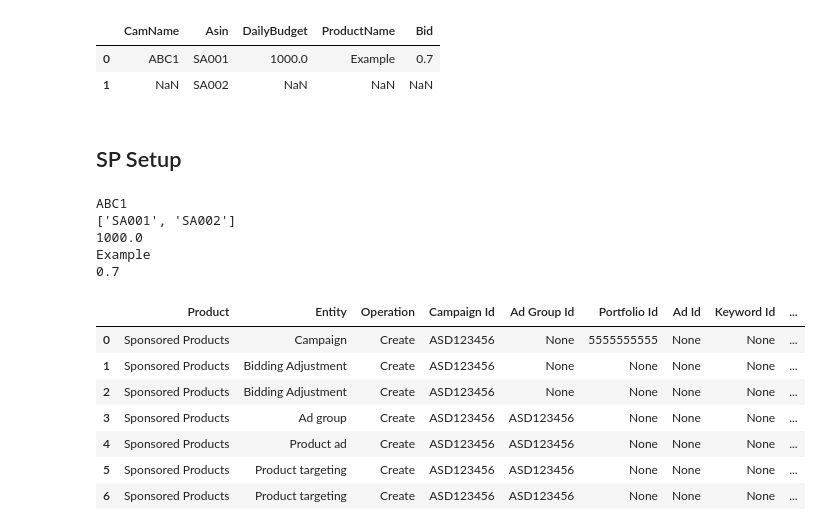
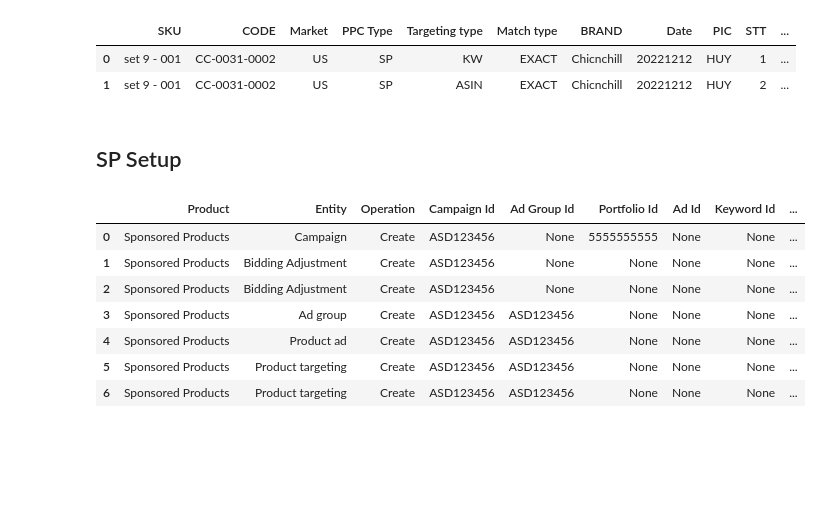
Before and after one commit to KDool/Ads-aws-excel, a Jupyter notebook: Code/setup.ipynb, the cells around one changed output. Cells and saved outputs as stored; diff of their text form; code cells hidden in the pictures; blank space fills up the shorter version.

```diff
--- a/Code/setup.ipynb
+++ b/Code/setup.ipynb
@@ -7,11 +7,11 @@ import openpyxl
 import xlsxwriter
 from datetime import date
 # %%
-input_df = pd.read_excel('Book1.xlsx',index_col=False)
+input_df = pd.read_excel('../sample_files/Input_SP_Auto.xlsx',index_col=False)
 input_df
 # %% [output]
-|  | CamName | Asin | DailyBudget | ProductName | Bid |
-| 0 | ABC1 | SA001 | 1000.0 | Example | 0.7 |
-| 1 | NaN | SA002 | NaN | NaN | NaN |
+|  | SKU | CODE | Market | PPC Type | Targeting type | Match type | BRAND | Date | PIC | STT | ... |
+| 0 | set 9 - 001 | CC-0031-0002 | US | SP | KW | EXACT | Chicnchill | 20221212 | HUY | 1 | ... |
+| 1 | set 9 - 001 | CC-0031-0002 | US | SP | ASIN | EXACT | Chicnchill | 20221212 | HUY | 2 | ... |
 # %% [markdown]
 <h2>SP Setup</h2>
@@ -31,15 +18,3 @@ x1,x2,x3,x4,x5 = read_information_setup('Book1.xlsx')
-# %%
-print(x1)
-print(x2)
-print(x3)
-print(x4)
-print(x5)
-# %% [output]
-ABC1
-['SA001', 'SA002']
-1000.0
-Example
-0.7
 # %%
 # Create Setup DataFrame
 
```
Also changed, not shown: parts of 12 cells of this notebook, 6 other files.
